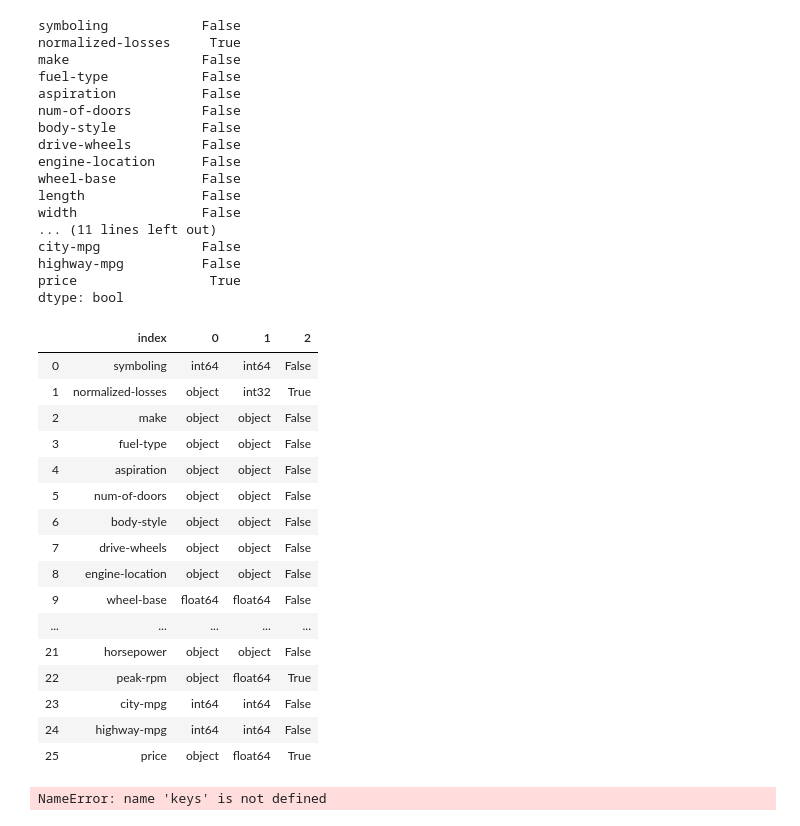
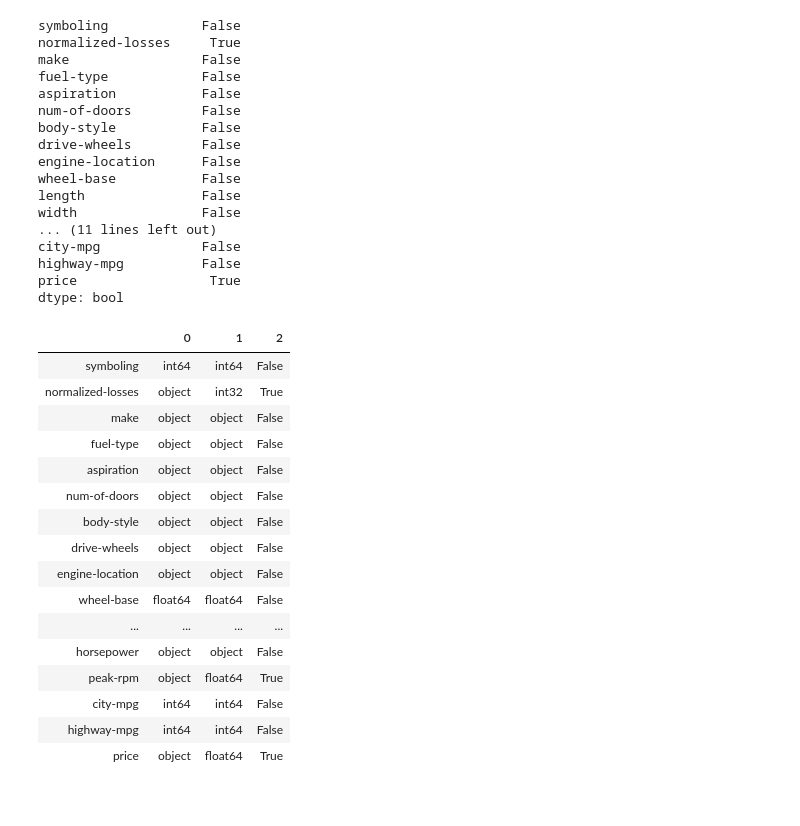
Before and after one commit to sdman135/Cars-project, a Jupyter notebook: Cars - Project.ipynb, the cells around one changed output. Cells and saved outputs as stored; diff of their text form; code cells hidden in the pictures.

```diff
--- a/Cars - Project.ipynb
+++ b/Cars - Project.ipynb
@@ -346,30 +346,23 @@ price                 True
 dtype: bool
 # %%
 compare_dtypes_df = pd.DataFrame(data = (data_types1,data_types2, Compare_dtypes))
-columns=["Columns","Orignal dtype","Changed dtype", "Did dtype change?"]
-compare_dtypes_table = compare_dtypes_df.T.reset_index()
+compare_dtypes_table = compare_dtypes_df.T
+compare_dtypes_table
+# %% [output]
+|  | 0 | 1 | 2 |
+| symboling | int64 | int64 | False |
+| normalized-losses | object | int32 | True |
+| make | object | object | False |
+| fuel-type | object | object | False |
+| aspiration | object | object | False |
+| num-of-doors | object | object | False |
+| body-style | object | object | False |
+| drive-wheels | object | object | False |
+| engine-location | object | object | False |
+| wheel-base | float64 | float64 | False |
+| ... | ... | ... | ... |
+| horsepower | object | object | False |
+| peak-rpm | object | float64 | True |
+| city-mpg | int64 | int64 | False |
+| highway-mpg | int64 | int64 | False |
+| price | object | float64 | True |
-# %%
-compare_dtypes_table
-# %% [output]
-|  | index | 0 | 1 | 2 |
-| 0 | symboling | int64 | int64 | False |
-| 1 | normalized-losses | object | int32 | True |
-| 2 | make | object | object | False |
-| 3 | fuel-type | object | object | False |
-| 4 | aspiration | object | object | False |
-| 5 | num-of-doors | object | object | False |
-| 6 | body-style | object | object | False |
-| 7 | drive-wheels | object | object | False |
-| 8 | engine-location | object | object | False |
-| 9 | wheel-base | float64 | float64 | False |
-| ... | ... | ... | ... | ... |
-| 21 | horsepower | object | object | False |
-| 22 | peak-rpm | object | float64 | True |
-| 23 | city-mpg | int64 | int64 | False |
-| 24 | highway-mpg | int64 | int64 | False |
-| 25 | price | object | float64 | True |
-# %%
-compare_dtypes_table.columns = ["Columns","Orignal dtype","Changed dtype", "Did dtype change?"]
-compare_dtypes_table.set_index(keys, drop=True,inplace=True)
-# %% [output]
-NameError: name 'keys' is not defined
```
Also changed, not shown: parts of 3 cells of this notebook.
